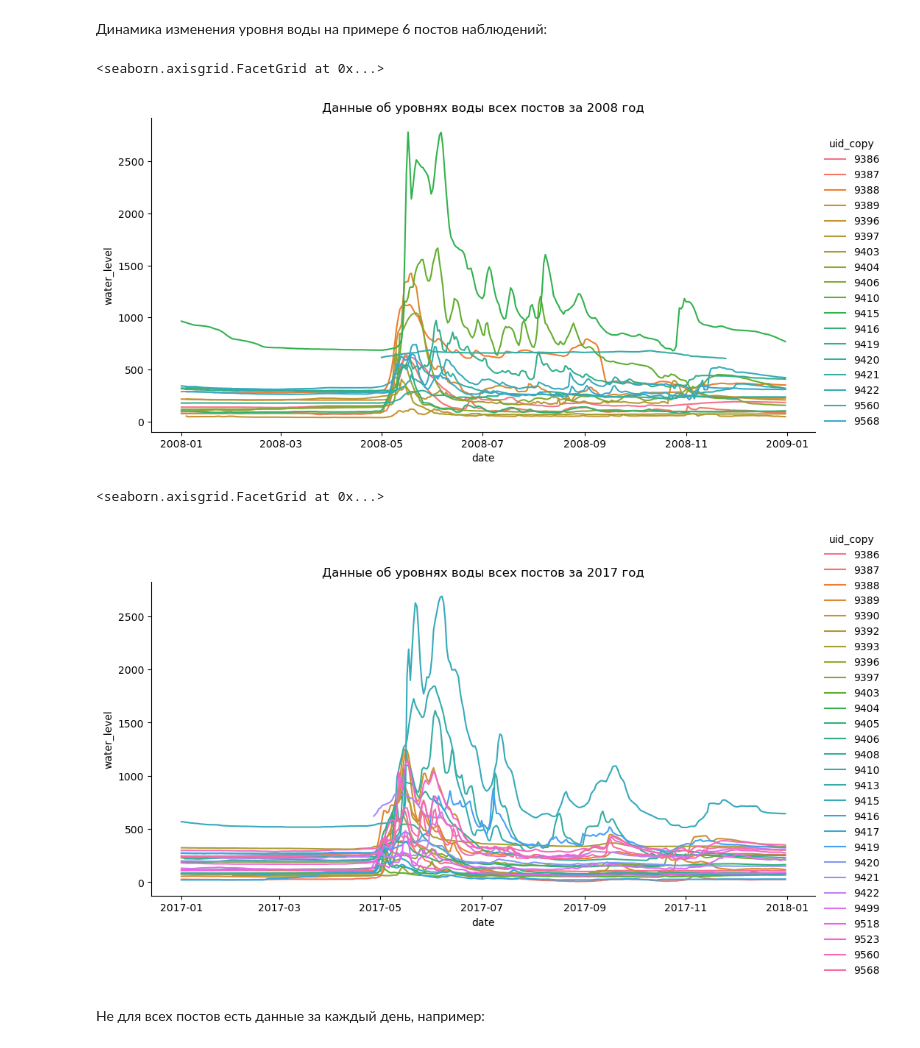
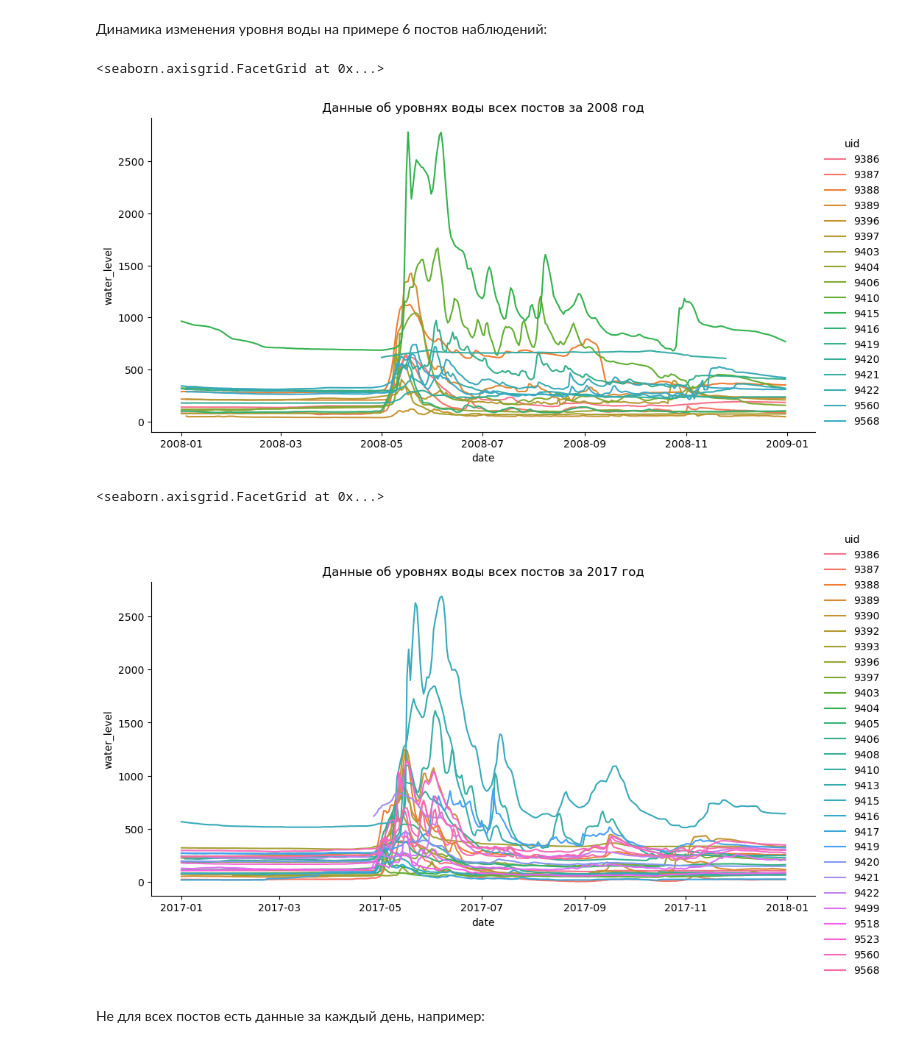
Before and after one commit to phys-winner/water-predictor-bot, a Jupyter notebook: notebooks/eda.ipynb, the cells around one changed output. Cells and saved outputs as stored; diff of their text form; code cells hidden in the pictures.

```diff
--- a/notebooks/eda.ipynb
+++ b/notebooks/eda.ipynb
@@ -550,0 +529,4 @@ Name: uid, dtype: int64
+# %%
+df['uid_copy'] = df['uid']  # копия uid для визуализации, будет удалена перед сохранением датасета
+df['uid_copy'] = df['uid_copy'].replace(replace_map)
+print_col_info(df['uid_copy'])
@@ -551,7 +551,7 @@ Name: uid, dtype: int64
 # %%
 def encode_uid(df_target):
     encoder = OneHotEncoder()
-    df_uid = pd.DataFrame(encoder.fit_transform(df[['uid']]).toarray())
+    df_uid = pd.DataFrame(encoder.fit_transform(df[['uid_copy']]).toarray())
     df_uid = df_uid.add_prefix('uid_')  # префикс для визуального определения признака
     df_uid = df_uid.astype('category')  # конвертация в категориальный тип данных
     return df_target.join(df_uid)
@@ -608,3 +585,0 @@ None закодировался в uid_15, удалим столбцы uid и ui
-# %%
-df = df.drop(['uid', 'uid_15'], axis=1)
-df.head(1).T
@@ -628,0 +608,3 @@ df.head(1).T
+# %%
+df = df.drop(['uid_copy', 'uid_15'], axis=1)
+df.head(1).T
@@ -898,23 +898,23 @@ memory usage: 8.7 MB
 # %%
 test_df = df[df['date'].dt.year == START_YEAR]
 
 palette = sns.color_palette("husl", 28)
 sns.relplot(data=test_df, x='date', y='water_level', palette=palette,
-            hue='uid_copy', kind="line", aspect=2, legend='full').set(
+            hue='uid', kind="line", aspect=2, legend='full').set(
                 title=f'Данные об уровнях воды всех постов за {START_YEAR} год')
 # %% [output]
 <seaborn.axisgrid.FacetGrid at 0x...>
-[figure, old version]
+[figure, new version]
 # %%
 test_df = df[df['date'].dt.year == END_YEAR]
 
 palette = sns.color_palette("husl", 28)
 sns.relplot(data=test_df, x='date', y='water_level', palette=palette,
-            hue='uid_copy', kind="line", aspect=2, legend='full').set(
+            hue='uid', kind="line", aspect=2, legend='full').set(
                 title=f'Данные об уровнях воды всех постов за {END_YEAR} год')
 # %% [output]
 <seaborn.axisgrid.FacetGrid at 0x...>
-[figure, old version]
+[figure, new version]
 # %% [markdown]
 Не для всех постов есть данные за каждый день, например:
 # %%
```
Also changed, not shown: parts of 55 cells of this notebook, 4 other files.
